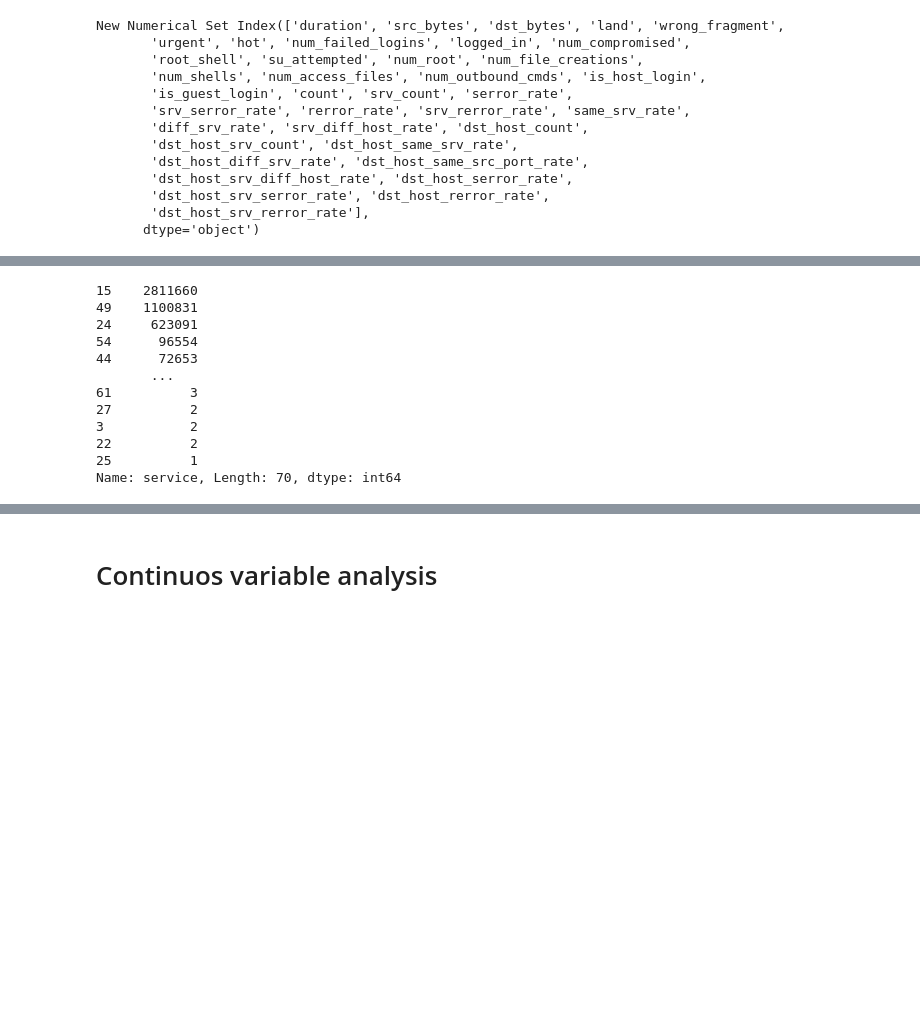
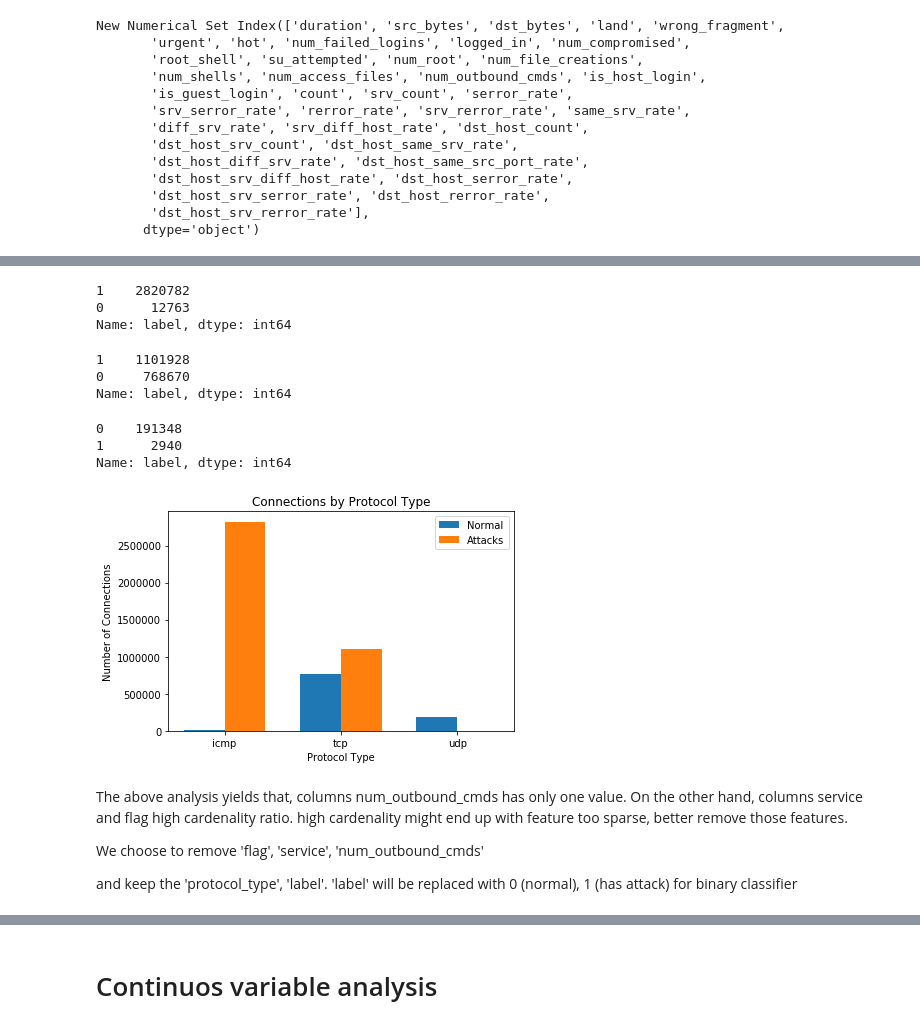
Before and after one commit to huyi-huwangyang/CMPE255-group1-project, a Jupyter notebook: Network_Intrusion_Integrated.ipynb, the cells around one changed output, grey strips where cells are left out. Cells and saved outputs as stored; diff of their text form; code cells hidden in the pictures; blank space fills up the shorter version.

```diff
--- a/Network_Intrusion_Integrated.ipynb
+++ b/Network_Intrusion_Integrated.ipynb
@@ -263,3 +252,47 @@ plt.show()
+# %%
+df.loc[df["protocol_type"]=="icmp"].label.value_counts()
+# %% [output]
+1    2820782
+0      12763
+Name: label, dtype: int64
+# %%
+df.loc[df["protocol_type"]=="tcp"].label.value_counts()
+# %% [output]
+1    1101928
+0     768670
+Name: label, dtype: int64
+# %%
+df.loc[df["protocol_type"]=="udp"].label.value_counts()
+# %% [output]
+0    191348
+1      2940
+Name: label, dtype: int64
+# %%
+# a graph for protocol type and the label
+labels = ['icmp', 'tcp', 'udp']
+protocol_normal = [12763, 768670, 191348]
+protocol_attack = [2820782, 1101928, 2940]
+x = np.arange(len(labels))  # the label locations
+width = 0.35  # the width of the bars
+
+fig, ax = plt.subplots()
+rects1 = ax.bar(x - width/2, protocol_normal, width, label='Normal')
+rects2 = ax.bar(x + width/2, protocol_attack, width, label='Attacks')
+ax.set_xlabel('Protocol Type')
+ax.set_ylabel('Number of Connections')
+ax.set_title('Connections by Protocol Type')
+ax.set_xticks(x)
+ax.set_xticklabels(labels)
+ax.legend()
+fig.tight_layout()
+plt.show()
+# %% [output]
+[figure, added]
+# %% [markdown]
+<p>The above analysis yields that, columns num_outbound_cmds has only one value. On the other hand, columns service and flag
+high cardenality ratio.  high cardenality might end up with feature too sparse, better remove those features.</p>
+<p>We choose to remove 'flag', 'service', 'num_outbound_cmds'</p>
+<p>and keep the 'protocol_type', 'label'. 'label' will be replaced with 0 (normal), 1 (has attack) for binary classifier</p>
 # %%
 # df.drop('service',axis = 1,inplace = True)
 df.drop('flag',axis = 1,inplace = True)
@@ -282,15 +310,0 @@ df_test['service']= label_encoder.fit_transform(df_test['service'])
-# %%
-df.service.value_counts()
-# %% [output]
-15    2811660
-49    1100831
-24     623091
-54      96554
-44      72653
-       ...
-61          3
-27          2
-3           2
-22          2
-25          1
-Name: service, Length: 70, dtype: int64
```
Also changed, not shown: parts of 55 cells of this notebook, 1 other file.
